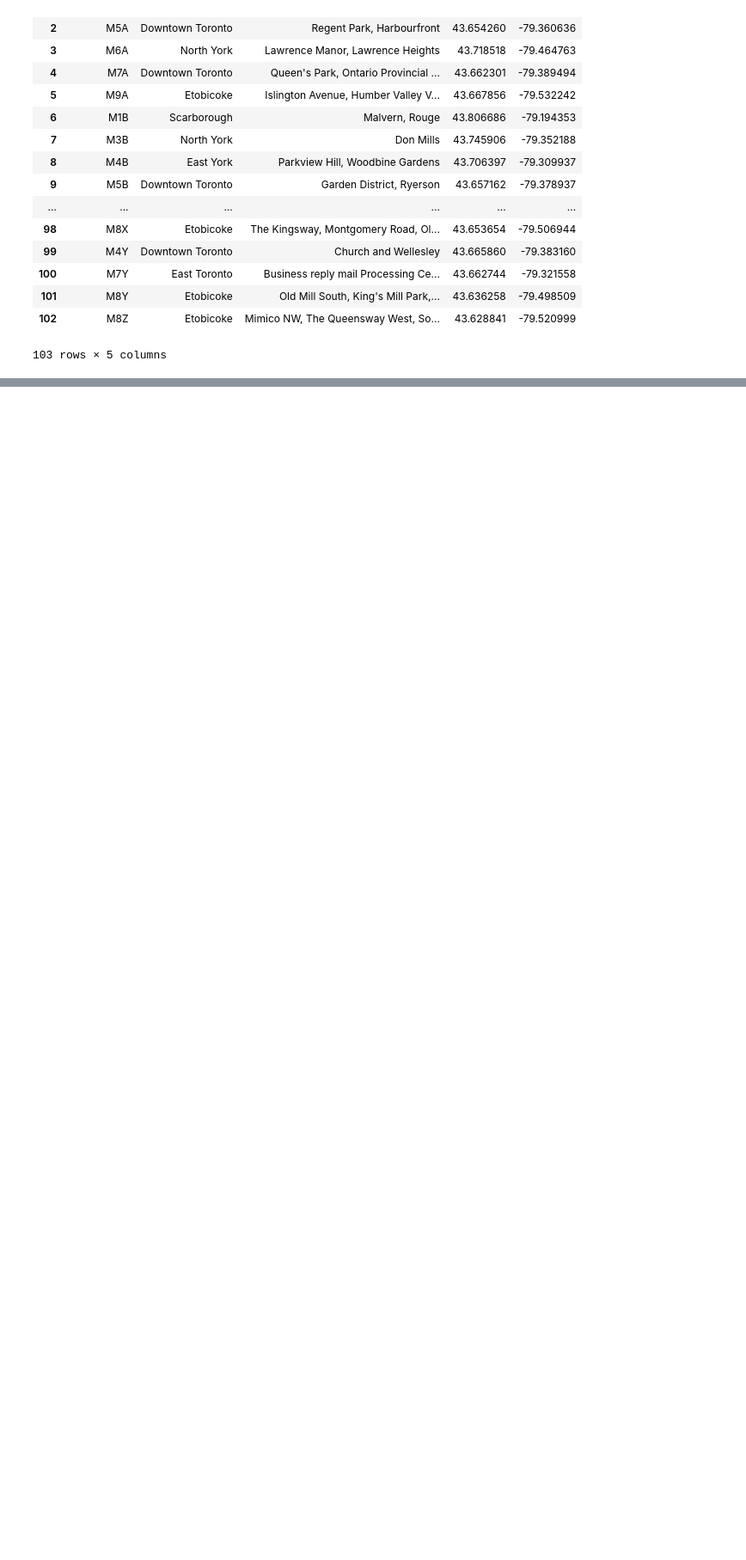
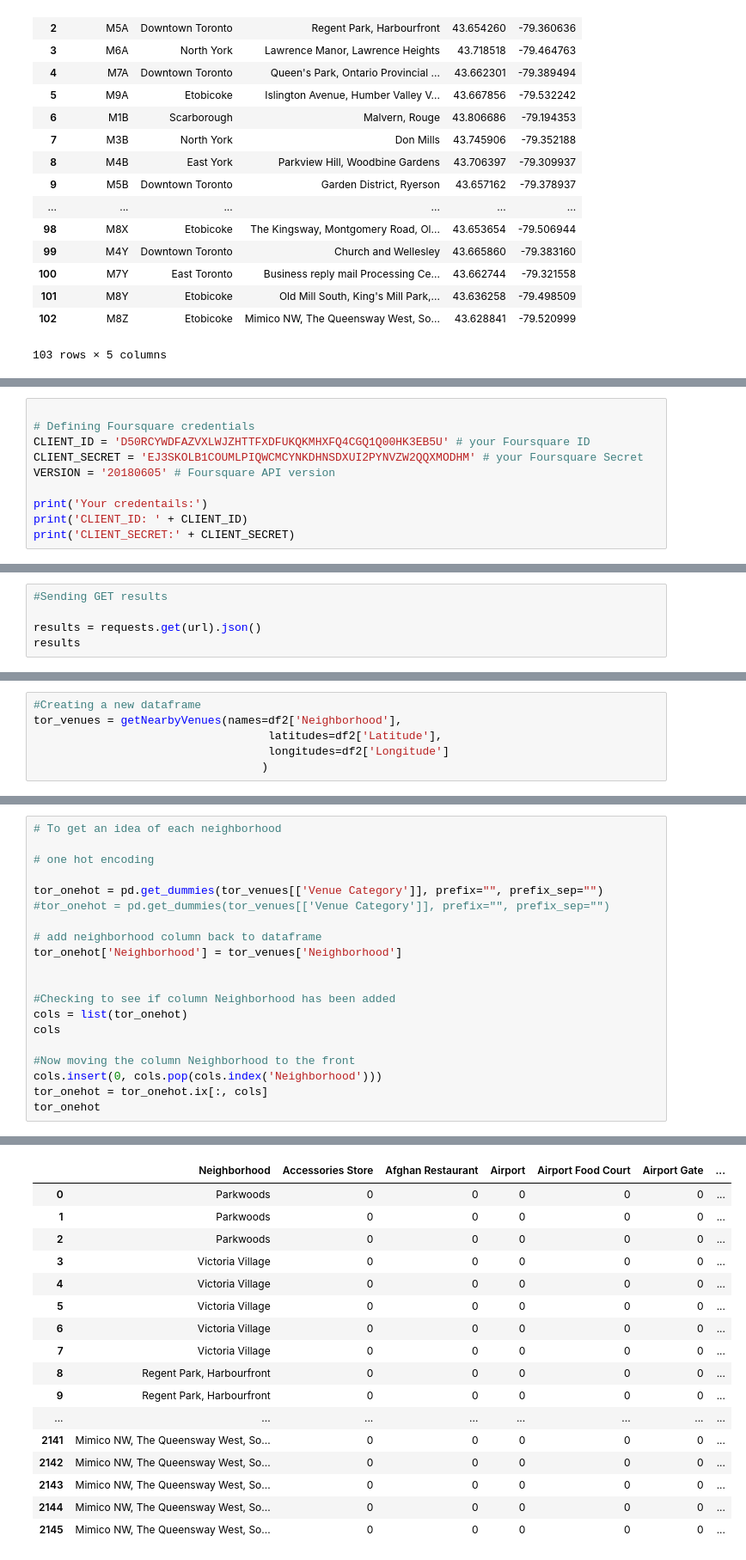
Before and after one commit to sumanahs/Github-example, a Jupyter notebook: Toronto neighbourhood.ipynb, the cells around one changed output, grey strips where cells are left out. Shown at 86% size. Saved outputs shown, nothing was run; the diff lists cells and outputs as text; blank space fills up the shorter version.

```diff
--- a/Toronto neighbourhood.ipynb
+++ b/Toronto neighbourhood.ipynb
@@ -218,0 +279,10 @@ df2
+# %%
+
+# Defining Foursquare credentials
+CLIENT_ID = 'D50RCYWDFAZVXLWJZHTTFXDFUKQKMHXFQ4CGQ1Q00HK3EB5U' # your Foursquare ID
+CLIENT_SECRET = 'EJ3SKOLB1COUMLPIQWCMCYNKDHNSDXUI2PYNVZW2QQXMODHM' # your Foursquare Secret
+VERSION = '20180605' # Foursquare API version
+
+print('Your credentails:')
+print('CLIENT_ID: ' + CLIENT_ID)
+print('CLIENT_SECRET:' + CLIENT_SECRET)
@@ -218,0 +310,5 @@ df2
+# %%
+#Sending GET results
+
+results = requests.get(url).json()
+results
@@ -218,0 +421,6 @@ df2
+# %%
+#Creating a new dataframe
+tor_venues = getNearbyVenues(names=df2['Neighborhood'],
+                                   latitudes=df2['Latitude'],
+                                   longitudes=df2['Longitude']
+                                  )
@@ -218,0 +482,21 @@ df2
+# %%
+# To get an idea of each neighborhood
+
+# one hot encoding
+
+tor_onehot = pd.get_dummies(tor_venues[['Venue Category']], prefix="", prefix_sep="")
+#tor_onehot = pd.get_dummies(tor_venues[['Venue Category']], prefix="", prefix_sep="")
+
+# add neighborhood column back to dataframe
+tor_onehot['Neighborhood'] = tor_venues['Neighborhood']
+
+
+#Checking to see if column Neighborhood has been added
+cols = list(tor_onehot)
+cols
+
+#Now moving the column Neighborhood to the front
+cols.insert(0, cols.pop(cols.index('Neighborhood')))
+tor_onehot = tor_onehot.ix[:, cols]
+tor_onehot
+# %% [output]
@@ -218,0 +509,17 @@ df2
+|  | Neighborhood | Accessories Store | Afghan Restaurant | Airport | Airport Food Court | Airport Gate | ... |
+| 0 | Parkwoods | 0 | 0 | 0 | 0 | 0 | ... |
+| 1 | Parkwoods | 0 | 0 | 0 | 0 | 0 | ... |
+| 2 | Parkwoods | 0 | 0 | 0 | 0 | 0 | ... |
+| 3 | Victoria Village | 0 | 0 | 0 | 0 | 0 | ... |
+| 4 | Victoria Village | 0 | 0 | 0 | 0 | 0 | ... |
+| 5 | Victoria Village | 0 | 0 | 0 | 0 | 0 | ... |
+| 6 | Victoria Village | 0 | 0 | 0 | 0 | 0 | ... |
+| 7 | Victoria Village | 0 | 0 | 0 | 0 | 0 | ... |
+| 8 | Regent Park, Harbourfront | 0 | 0 | 0 | 0 | 0 | ... |
+| 9 | Regent Park, Harbourfront | 0 | 0 | 0 | 0 | 0 | ... |
+| ... | ... | ... | ... | ... | ... | ... | ... |
+| 2141 | Mimico NW, The Queensway West, So... | 0 | 0 | 0 | 0 | 0 | ... |
+| 2142 | Mimico NW, The Queensway West, So... | 0 | 0 | 0 | 0 | 0 | ... |
+| 2143 | Mimico NW, The Queensway West, So... | 0 | 0 | 0 | 0 | 0 | ... |
+| 2144 | Mimico NW, The Queensway West, So... | 0 | 0 | 0 | 0 | 0 | ... |
+| 2145 | Mimico NW, The Queensway West, So... | 0 | 0 | 0 | 0 | 0 | ... |
```
Also changed, not shown: parts of 30 cells of this notebook.
